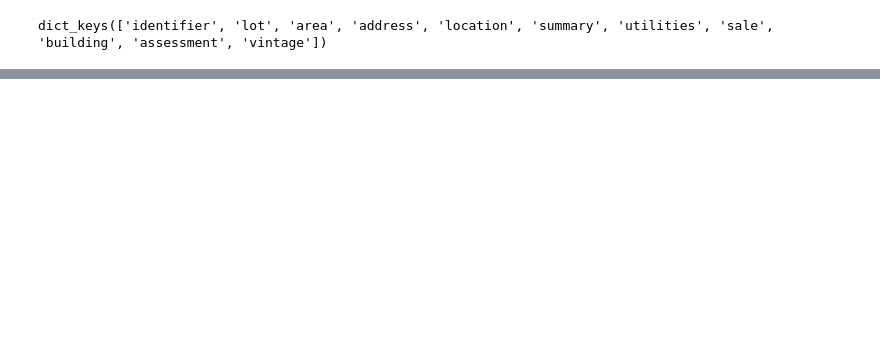
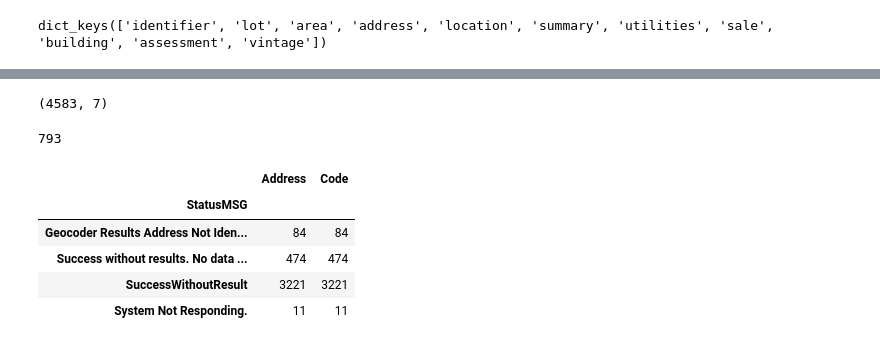
Before and after one commit to asensio-lab/albany-housing-analytics, a Jupyter notebook: property_scraper/property_data.ipynb, the cells around one changed output, grey strips where cells are left out. Saved outputs shown, nothing was run; the diff lists cells and outputs as text; code cells hidden in the pictures; blank space fills up the shorter version.

```diff
--- a/property_scraper/property_data.ipynb
+++ b/property_scraper/property_data.ipynb
@@ -105,0 +213,5 @@ len(dfp)/len(data) # about 75% of addresses have data
+# %%
+missing.index = range(len(missing))
+missing.shape
+# %% [output]
+(4583, 7)
@@ -105,0 +242,4 @@ len(dfp)/len(data) # about 75% of addresses have data
+# %%
+len(data_found)
+# %% [output]
+793
@@ -105,0 +279,9 @@ len(dfp)/len(data) # about 75% of addresses have data
+# %%
+missing_list.groupby(by='StatusMSG').count()
+# %% [output]
+|  | Address | Code |
+| StatusMSG |  |  |
+| Geocoder Results Address Not Iden... | 84 | 84 |
+| Success without results. No data ... | 474 | 474 |
+| SuccessWithoutResult | 3221 | 3221 |
+| System Not Responding. | 11 | 11 |
```
Also changed, not shown: parts of 65 cells of this notebook, 41 other files.
